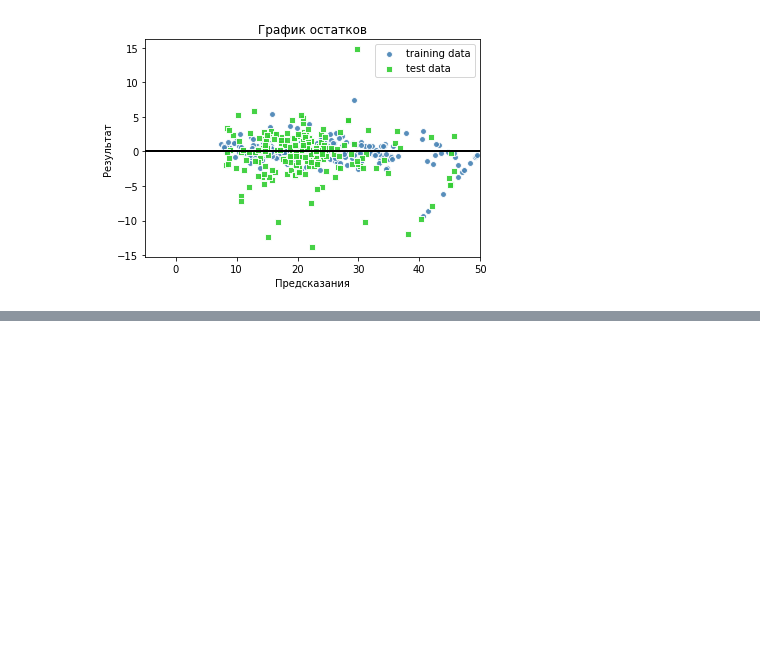
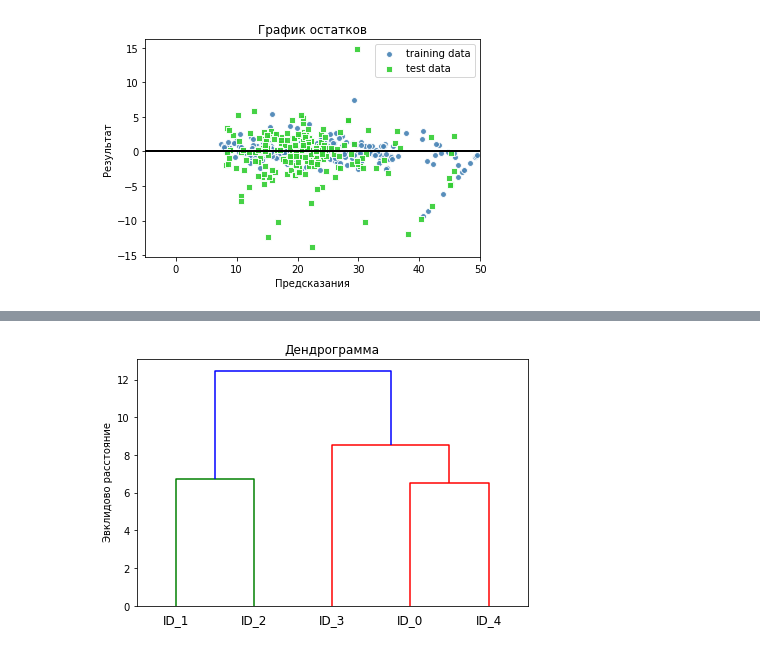
Before and after one commit to Artexxx/Artem-python, a Jupyter notebook: algorithms/Without teacher/Predicting Continuous Target Variables.ipynb, the cells around one changed output, grey strips where cells are left out. Cells and saved outputs as stored; diff of their text form; code cells hidden in the pictures; blank space fills up the shorter version.

```diff
--- a/algorithms/Without teacher/Predicting Continuous Target Variables.ipynb
+++ b/algorithms/Without teacher/Predicting Continuous Target Variables.ipynb
@@ -486,0 +506,8 @@ plt.title('График остатков');
+# %%
+# создание данных
+np.random.seed(123)
+variables = ['X', 'Y', 'Z']
+labels = ['ID_0', 'ID_1', 'ID_2', 'ID_3', 'ID_4']
+X = np.random.random_sample([5, 3])*10
+df = pd.DataFrame(X, columns=variables, index=labels)
+df
@@ -486,0 +521,6 @@ plt.title('График остатков');
+# %%
+# симметричная матрица попарных расстояний
+from scipy.spatial.distance import pdist, squareform
+
+row_dist = pd.DataFrame(squareform(pdist(df, metric='euclidean')), columns=labels, index=labels)
+row_dist
@@ -486,0 +534,8 @@ plt.title('График остатков');
+# %%
+# матрица связей
+from scipy.cluster.hierarchy import linkage
+
+row_clusters = linkage(row_dist, method='complete', metric='euclidean')
+pd.DataFrame(row_clusters,
+             columns=['1 член', '2 член', 'расстояние между членами', 'к-во элементов в кл.'],
+             index=[f'кластер {i + 1}'  for i in range(row_clusters.shape[0])])
@@ -486,0 +549,9 @@ plt.title('График остатков');
+# %%
+from scipy.cluster.hierarchy import dendrogram
+
+row_dendr = dendrogram(row_clusters, labels=labels)
+plt.tight_layout()
+plt.ylabel(' Эвклидово расстояние')
+plt.title('Дендрограмма');
+# %% [output]
+[figure, added]
```
Also changed, not shown: parts of 12 cells of this notebook, 5 other files.
